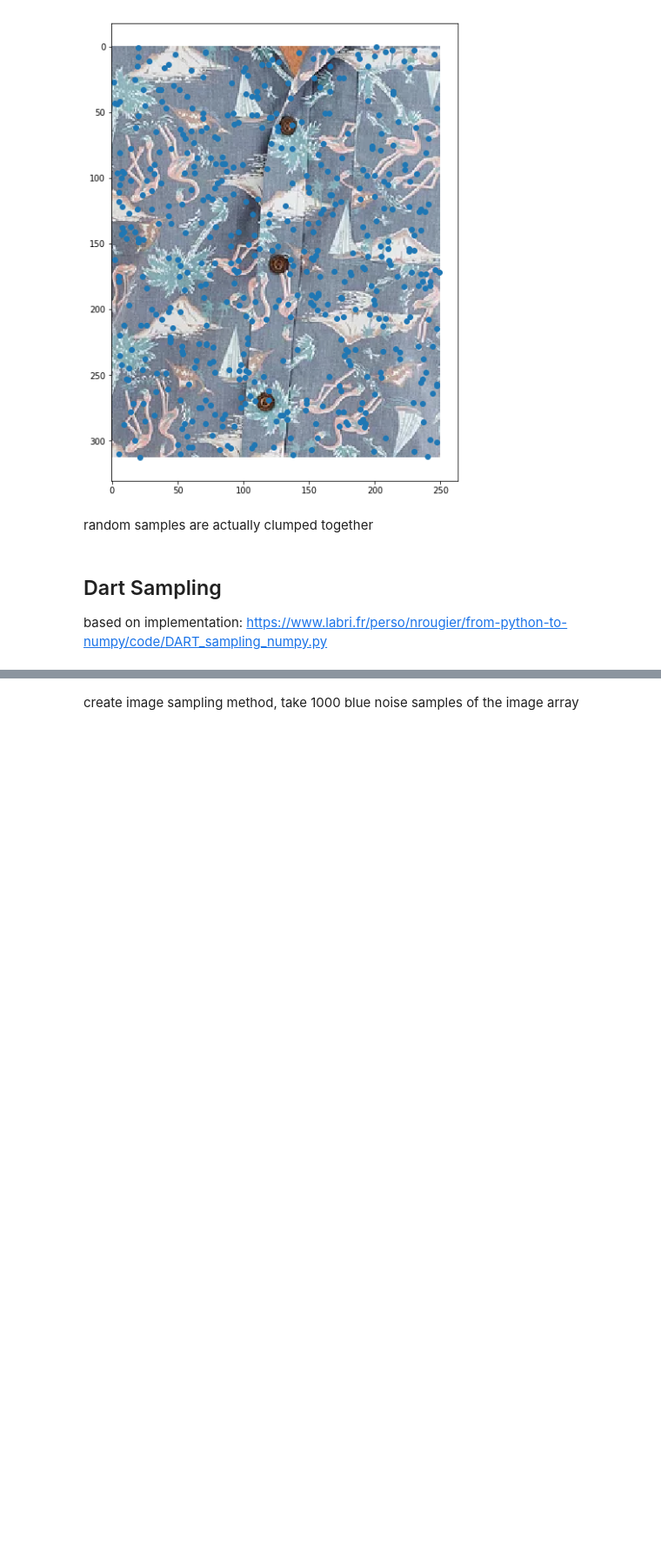
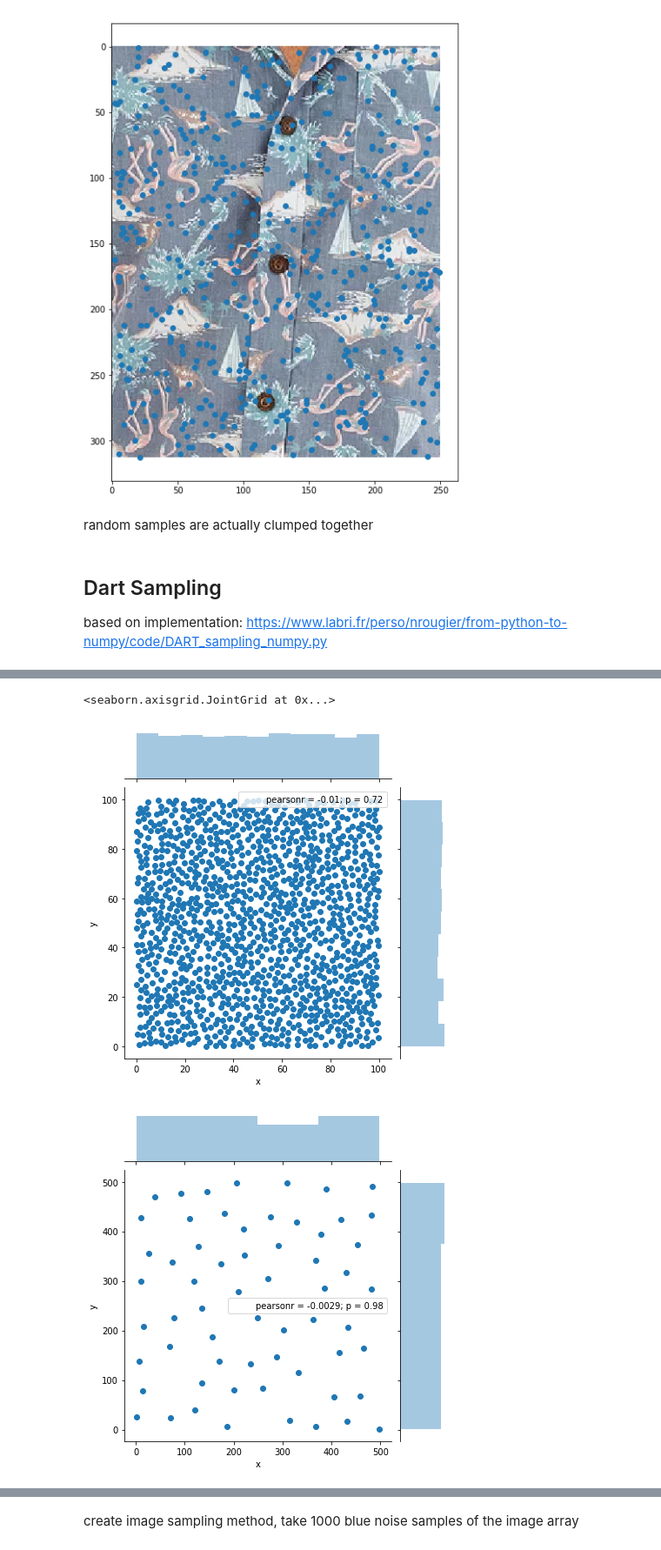
Before and after one commit to Astr-o/color-picker-model, a Jupyter notebook: blue-noise-sampling.ipynb, the cells around one changed output, grey strips where cells are left out. Shown at 87% size. Cells and saved outputs as stored; diff of their text form; code cells hidden in the pictures; blank space fills up the shorter version.

```diff
--- a/blue-noise-sampling.ipynb
+++ b/blue-noise-sampling.ipynb
@@ -204,0 +205,20 @@ sns.jointplot(x="x", y="y", data=dart_sample)
+# %%
+w, h = 100, 100
+r =2 * (10000 / (w * h))
+
+dart_sample = pd.DataFrame(DART_sampling_numpy(width=w, height=h, radius=r, k=100), columns=['y', 'x'])
+sns.jointplot(x="x", y="y", data=dart_sample)
+
+w, h = 500, 500
+r = 2 * ((w * h) / 10000)
+
+dart_sample = pd.DataFrame(DART_sampling_numpy(width=w, height=h, radius=r, k=100), columns=['y', 'x'])
+sns.jointplot(x="x", y="y", data=dart_sample)
+
+
+dart_sample = pd.DataFrame(DART_sampling_numpy(width=w, height=h, radius=r, k=100), columns=['y', 'x'])
+sns.jointplot(x="x", y="y", data=dart_sample)
+# %% [output]
+<seaborn.axisgrid.JointGrid at 0x...>
+[figure, added]
+[figure, added]
```
Also changed, not shown: parts of 7 cells of this notebook, 1 other file.
